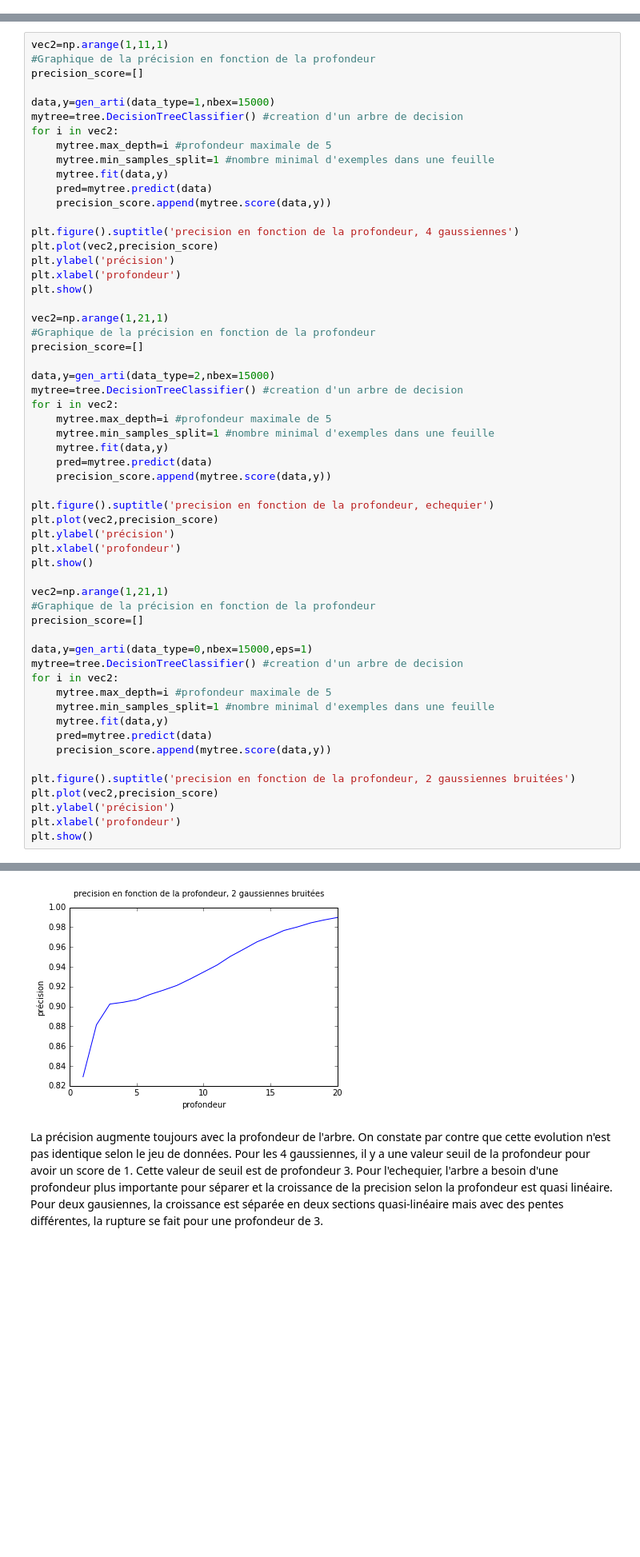
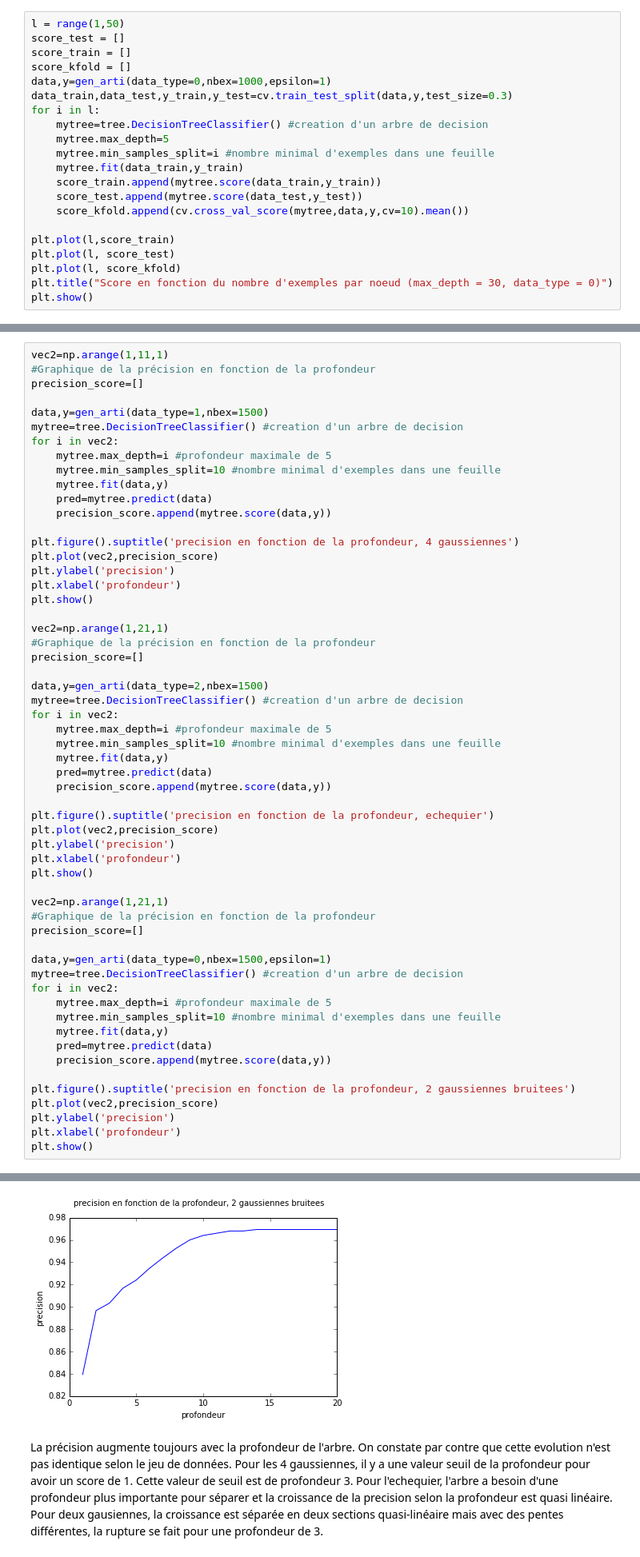
Before and after one commit to alexattia/machine.learning, a Jupyter notebook: Assignments - ENPC/TP4-Tree, Random Forest.ipynb, the cells around one changed output, grey strips where cells are left out. Shown at 80% size. Cells and saved outputs as stored; diff of their text form; blank space fills up the shorter version.

```diff
--- a/Assignments - ENPC/TP4-Tree, Random Forest.ipynb
+++ b/Assignments - ENPC/TP4-Tree, Random Forest.ipynb
@@ -195,0 +321,21 @@ Que remarquez vous sur la précision ?</font>*
+# %%
+l = range(1,50)
+score_test = []
+score_train = []
+score_kfold = []
+data,y=gen_arti(data_type=0,nbex=1000,epsilon=1)
+data_train,data_test,y_train,y_test=cv.train_test_split(data,y,test_size=0.3)
+for i in l:
+    mytree=tree.DecisionTreeClassifier() #creation d'un arbre de decision
+    mytree.max_depth=5
+    mytree.min_samples_split=i #nombre minimal d'exemples dans une feuille
+    mytree.fit(data_train,y_train)
+    score_train.append(mytree.score(data_train,y_train))
+    score_test.append(mytree.score(data_test,y_test))
+    score_kfold.append(cv.cross_val_score(mytree,data,y,cv=10).mean())
+
+plt.plot(l,score_train)
+plt.plot(l, score_test)
+plt.plot(l, score_kfold)
+plt.title("Score en fonction du nombre d'exemples par noeud (max_depth = 30, data_type = 0)")
+plt.show()
@@ -198,18 +350,18 @@ vec2=np.arange(1,11,1)
 #Graphique de la précision en fonction de la profondeur
 precision_score=[]
 
-data,y=gen_arti(data_type=1,nbex=15000)
+data,y=gen_arti(data_type=1,nbex=1500)
 mytree=tree.DecisionTreeClassifier() #creation d'un arbre de decision
 for i in vec2:
     mytree.max_depth=i #profondeur maximale de 5
-    mytree.min_samples_split=1 #nombre minimal d'exemples dans une feuille
+    mytree.min_samples_split=10 #nombre minimal d'exemples dans une feuille
     mytree.fit(data,y)
     pred=mytree.predict(data)
     precision_score.append(mytree.score(data,y))
 
 plt.figure().suptitle('precision en fonction de la profondeur, 4 gaussiennes')
 plt.plot(vec2,precision_score)
-plt.ylabel('précision')
+plt.ylabel('precision')
 plt.xlabel('profondeur')
 plt.show()
 
@@ -217,18 +369,18 @@ vec2=np.arange(1,21,1)
 #Graphique de la précision en fonction de la profondeur
 precision_score=[]
 
-data,y=gen_arti(data_type=2,nbex=15000)
+data,y=gen_arti(data_type=2,nbex=1500)
 mytree=tree.DecisionTreeClassifier() #creation d'un arbre de decision
 for i in vec2:
     mytree.max_depth=i #profondeur maximale de 5
-    mytree.min_samples_split=1 #nombre minimal d'exemples dans une feuille
+    mytree.min_samples_split=10 #nombre minimal d'exemples dans une feuille
     mytree.fit(data,y)
     pred=mytree.predict(data)
     precision_score.append(mytree.score(data,y))
 
 plt.figure().suptitle('precision en fonction de la profondeur, echequier')
 plt.plot(vec2,precision_score)
-plt.ylabel('précision')
+plt.ylabel('precision')
 plt.xlabel('profondeur')
 plt.show()
 
@@ -236,18 +388,18 @@ vec2=np.arange(1,21,1)
 #Graphique de la précision en fonction de la profondeur
 precision_score=[]
 
-data,y=gen_arti(data_type=0,nbex=15000,eps=1)
+data,y=gen_arti(data_type=0,nbex=1500,epsilon=1)
 mytree=tree.DecisionTreeClassifier() #creation d'un arbre de decision
 for i in vec2:
     mytree.max_depth=i #profondeur maximale de 5
-    mytree.min_samples_split=1 #nombre minimal d'exemples dans une feuille
+    mytree.min_samples_split=10 #nombre minimal d'exemples dans une feuille
     mytree.fit(data,y)
     pred=mytree.predict(data)
     precision_score.append(mytree.score(data,y))
 
-plt.figure().suptitle('precision en fonction de la profondeur, 2 gaussiennes bruitées')
+plt.figure().suptitle('precision en fonction de la profondeur, 2 gaussiennes bruitees')
 plt.plot(vec2,precision_score)
-plt.ylabel('précision')
+plt.ylabel('precision')
 plt.xlabel('profondeur')
 plt.show()
 # %% [output]
@@ -256,4 +408,4 @@ plt.show()
-[figure, old version]
+[figure, new version]
 # %% [markdown]
 La précision augmente toujours avec la profondeur de l'arbre. On constate par contre que cette evolution n'est pas identique selon le jeu de données.
 Pour les 4 gaussiennes, il y a une valeur seuil de la profondeur pour avoir un score de 1. Cette valeur de seuil est de profondeur 3.
```
Also changed, not shown: parts of 53 cells of this notebook.
